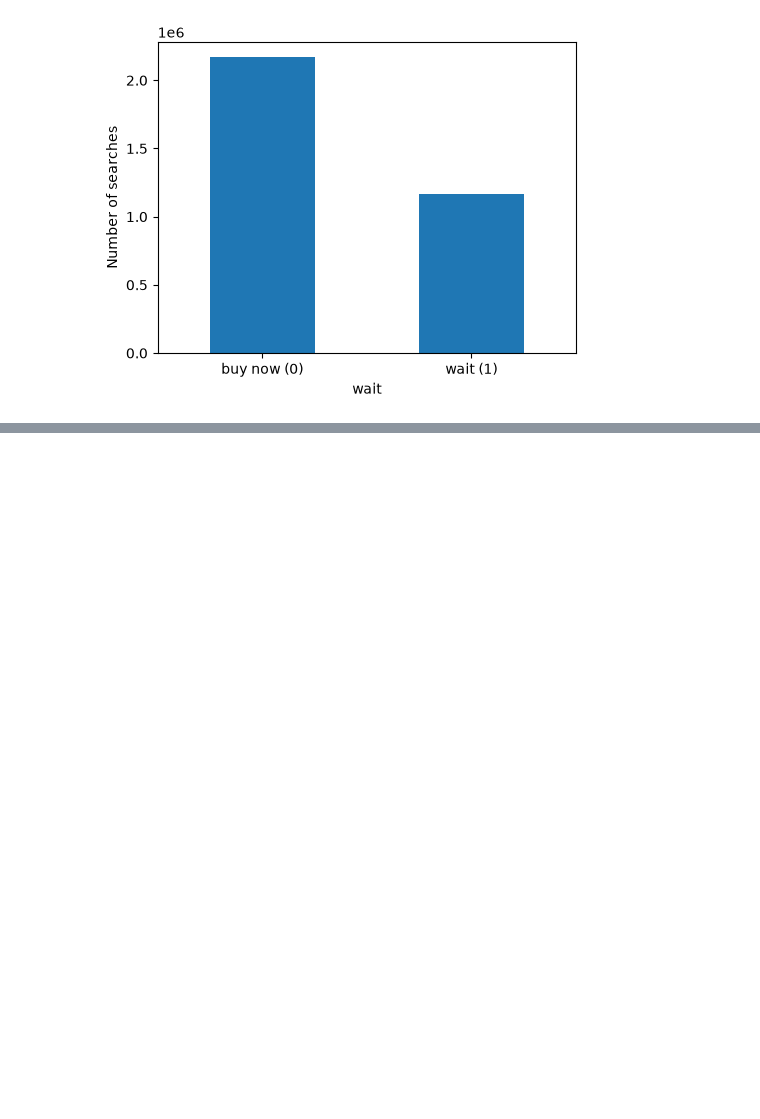
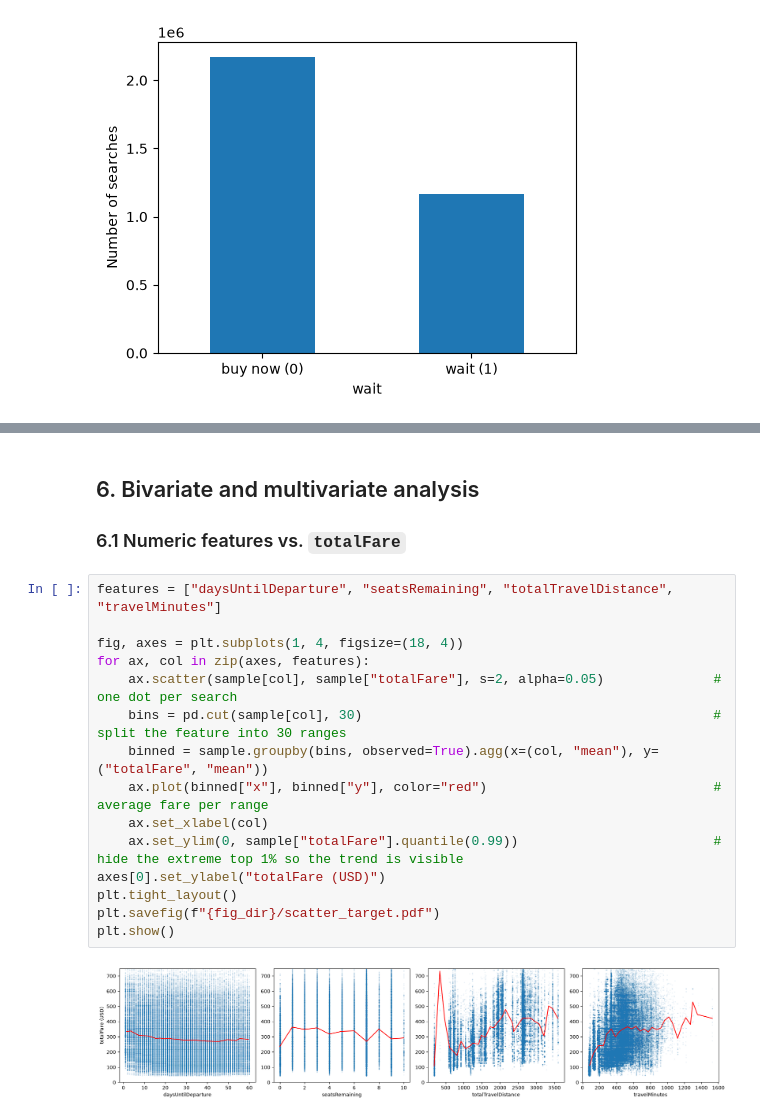
Before and after one commit to anitaroese/flight-price-prediction, a Jupyter notebook: 03_EDA.ipynb, the cells around one changed output, grey strips where cells are left out. Saved outputs shown, nothing was run; the diff lists cells and outputs as text; blank space fills up the shorter version.

Commit message:
feat: add bivariate and multivariate analysis

```diff
--- a/03_EDA.ipynb
+++ b/03_EDA.ipynb
@@ -449,0 +450,20 @@ plt.show()
+# %% [markdown]
+## 6. Bivariate and multivariate analysis
+### 6.1 Numeric features vs. `totalFare`
+# %%
+features = ["daysUntilDeparture", "seatsRemaining", "totalTravelDistance", "travelMinutes"]
+
+fig, axes = plt.subplots(1, 4, figsize=(18, 4))
+for ax, col in zip(axes, features):
+    ax.scatter(sample[col], sample["totalFare"], s=2, alpha=0.05)              # one dot per search
+    bins = pd.cut(sample[col], 30)                                             # split the feature into 30 ranges
+    binned = sample.groupby(bins, observed=True).agg(x=(col, "mean"), y=("totalFare", "mean"))
+    ax.plot(binned["x"], binned["y"], color="red")                             # average fare per range
+    ax.set_xlabel(col)
+    ax.set_ylim(0, sample["totalFare"].quantile(0.99))                         # hide the extreme top 1% so the trend is visible
+axes[0].set_ylabel("totalFare (USD)")
+plt.tight_layout()
+plt.savefig(f"{fig_dir}/scatter_target.pdf")
+plt.show()
+# %% [output]
+[figure, added]
```
Also changed, not shown: parts of 20 cells of this notebook, 5 other files.
